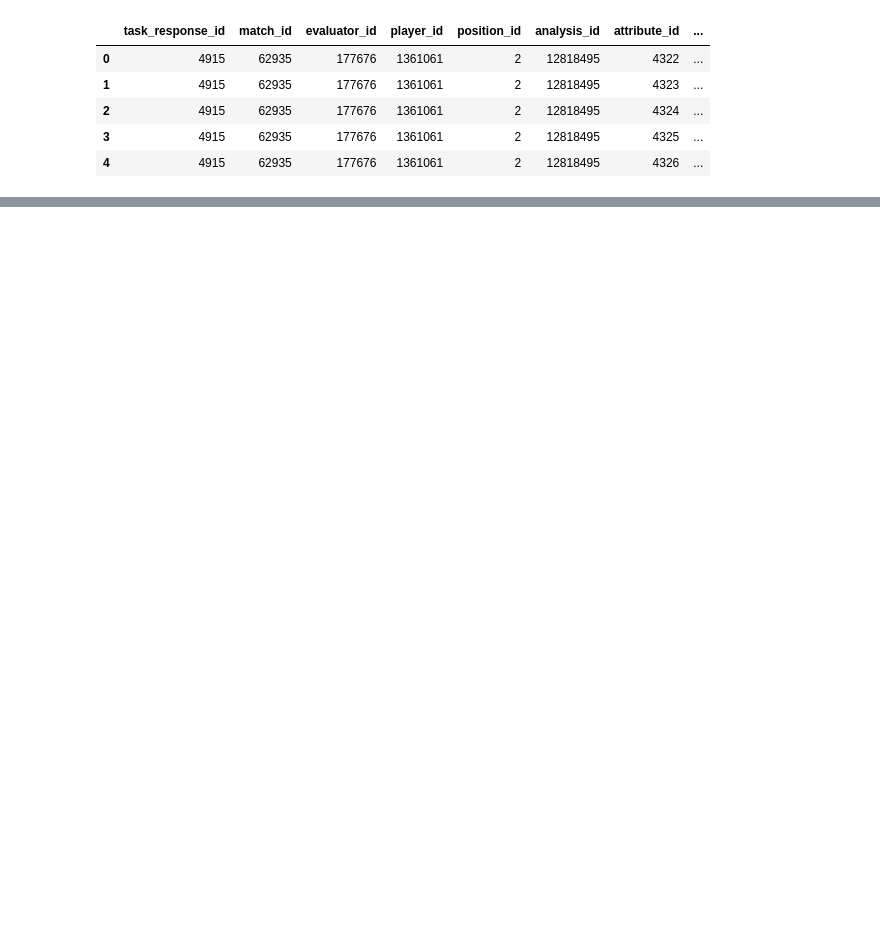
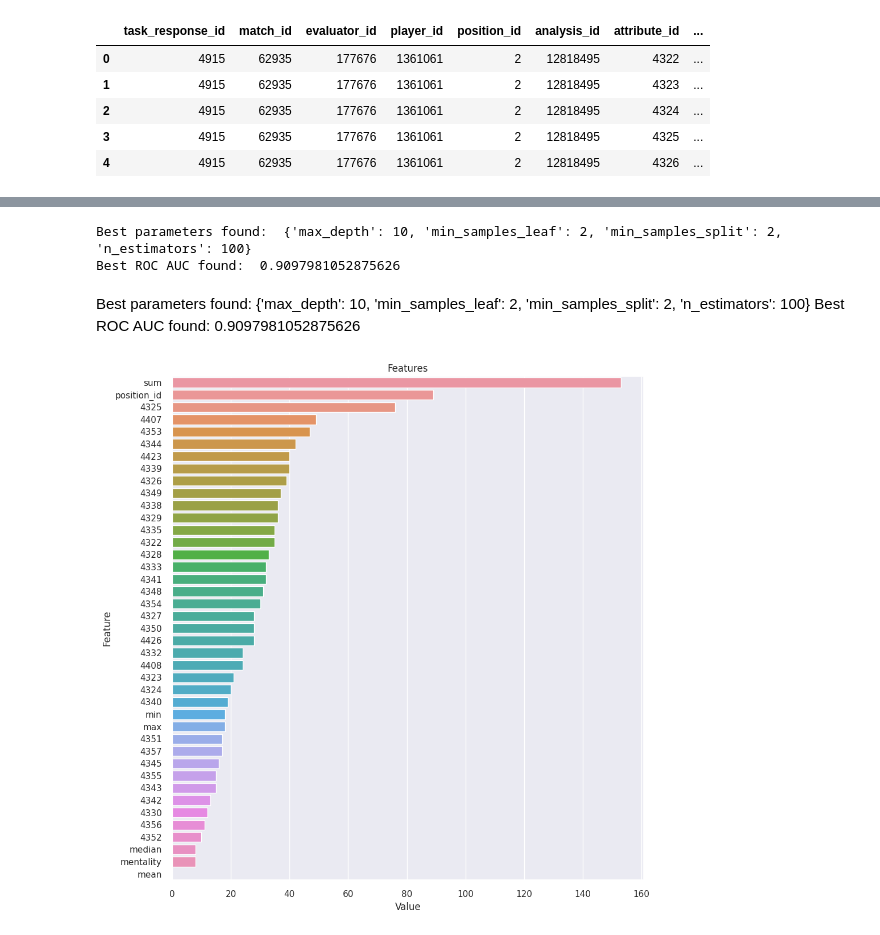
Before and after one commit to savhande/Scoutium_talent, a Jupyter notebook: ScoutiumTalent.ipynb, the cells around one changed output, grey strips where cells are left out. Drawn from its saved outputs; the diff is of its cells as text; code cells hidden in the pictures; blank space fills up the shorter version.

```diff
--- a/ScoutiumTalent.ipynb
+++ b/ScoutiumTalent.ipynb
@@ -40,0 +299,6 @@ df.head()
+# %%
+def target_summary_with_num(dataframe, target, numerical_col):
+    print(dataframe.groupby(target).agg({numerical_col: "mean"}), end="\n\n\n")
+
+for col in num_cols:
+    target_summary_with_num(pt, "potential_label", col)
@@ -40,0 +540,47 @@ df.head()
+# %%
+# Setup GridSearchCV
+rf_gs = GridSearchCV(
+    rf_model,
+    rf_params,
+    cv=3,
+    n_jobs=-1,
+    verbose=0,  # Set verbose to 0 to reduce output during fitting
+    scoring='roc_auc'
+)
+# %%
+# Fit GridSearchCV
+rf_gs.fit(X, y)
+
+# Display the best parameters and best score
+print("Best parameters found: ", rf_gs.best_params_)
+print("Best ROC AUC found: ", rf_gs.best_score_)
+# %% [output]
+Best parameters found:  {'max_depth': 10, 'min_samples_leaf': 2, 'min_samples_split': 2, 'n_estimators': 100}
+Best ROC AUC found:  0.9097981052875626
+# %% [markdown]
+Best parameters found:  {'max_depth': 10, 'min_samples_leaf': 2, 'min_samples_split': 2, 'n_estimators': 100}
+Best ROC AUC found:  0.9097981052875626
+# %%
+################################################################
+# Görev 10: Değişkenlerin önem düzeyini belirten feature_importance fonksiyonunu kullanarak özelliklerin sıralamasını çizdiriniz.
+################################################################
+
+# feature importance
+def plot_importance(model, features, num=len(X), save=False):
+
+    feature_imp = pd.DataFrame({"Value": model.feature_importances_, "Feature": features.columns})
+    plt.figure(figsize=(10, 10))
+    sns.set(font_scale=1)
+    sns.barplot(x="Value", y="Feature", data=feature_imp.sort_values(by="Value", ascending=False)[0:num])
+    plt.title("Features")
+    plt.tight_layout()
+    plt.show()
+    if save:
+        plt.savefig("importances.png")
+
+model = LGBMClassifier(verbosity=-1)
+model.fit(X, y)
+
+plot_importance(model, X)
+# %% [output]
+[figure, added]
```
Also changed, not shown: parts of 25 cells of this notebook.
